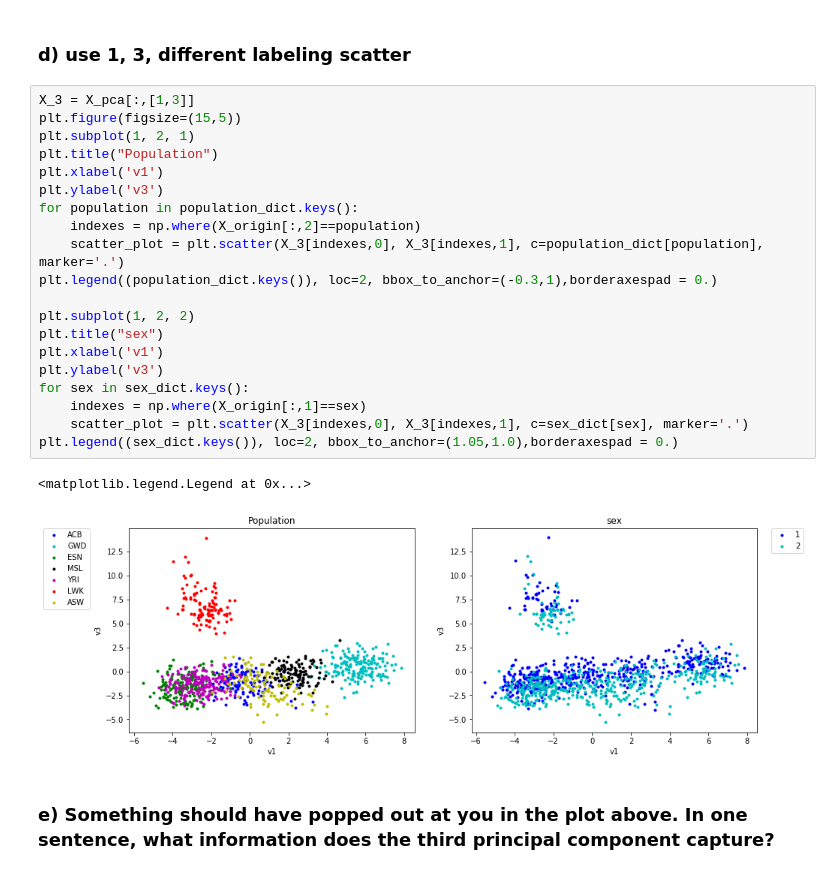
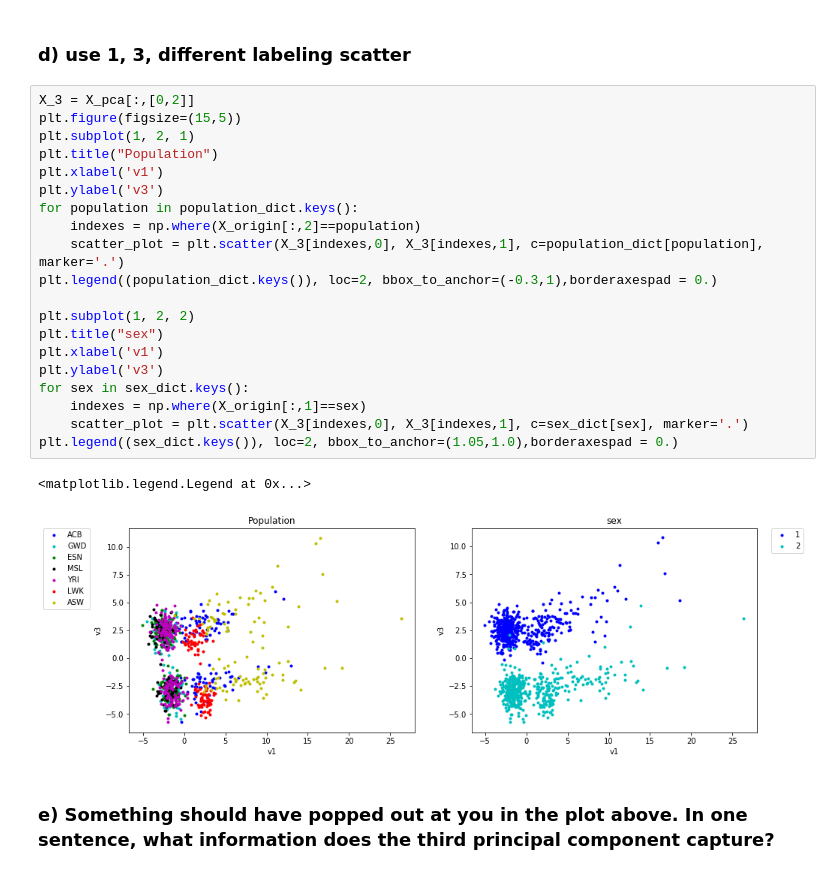
Before and after one commit to Skyraker2016/CS168, a Jupyter notebook: miniproject4/miniproject4.ipynb, the cells around one changed output. Drawn from its saved outputs; the diff is of its cells as text.

```diff
--- a/miniproject4/miniproject4.ipynb
+++ b/miniproject4/miniproject4.ipynb
@@ -89,28 +89,28 @@ plt.legend((population_dict.keys()), loc=2, bbox_to_anchor=(1.05,1.0),borderaxes
 # %% [markdown]
 ### d) use 1, 3, different labeling scatter
 # %%
-X_3 = X_pca[:,[1,3]]
+X_3 = X_pca[:,[0,2]]
 plt.figure(figsize=(15,5))
 plt.subplot(1, 2, 1)
 plt.title("Population")
 plt.xlabel('v1')
 plt.ylabel('v3')
 for population in population_dict.keys():
     indexes = np.where(X_origin[:,2]==population)
     scatter_plot = plt.scatter(X_3[indexes,0], X_3[indexes,1], c=population_dict[population], marker='.')
 plt.legend((population_dict.keys()), loc=2, bbox_to_anchor=(-0.3,1),borderaxespad = 0.)
 
 plt.subplot(1, 2, 2)
 plt.title("sex")
 plt.xlabel('v1')
 plt.ylabel('v3')
 for sex in sex_dict.keys():
     indexes = np.where(X_origin[:,1]==sex)
     scatter_plot = plt.scatter(X_3[indexes,0], X_3[indexes,1], c=sex_dict[sex], marker='.')
 plt.legend((sex_dict.keys()), loc=2, bbox_to_anchor=(1.05,1.0),borderaxespad = 0.)
 # %% [output]
 <matplotlib.legend.Legend at 0x...>
-[figure, old version]
+[figure, new version]
 # %% [markdown]
 ### e) Something should have popped out at you in the plot above. In one sentence, what information does the third principal component capture?
 # %% [markdown]
```
Also changed, not shown: parts of 13 cells of this notebook.
